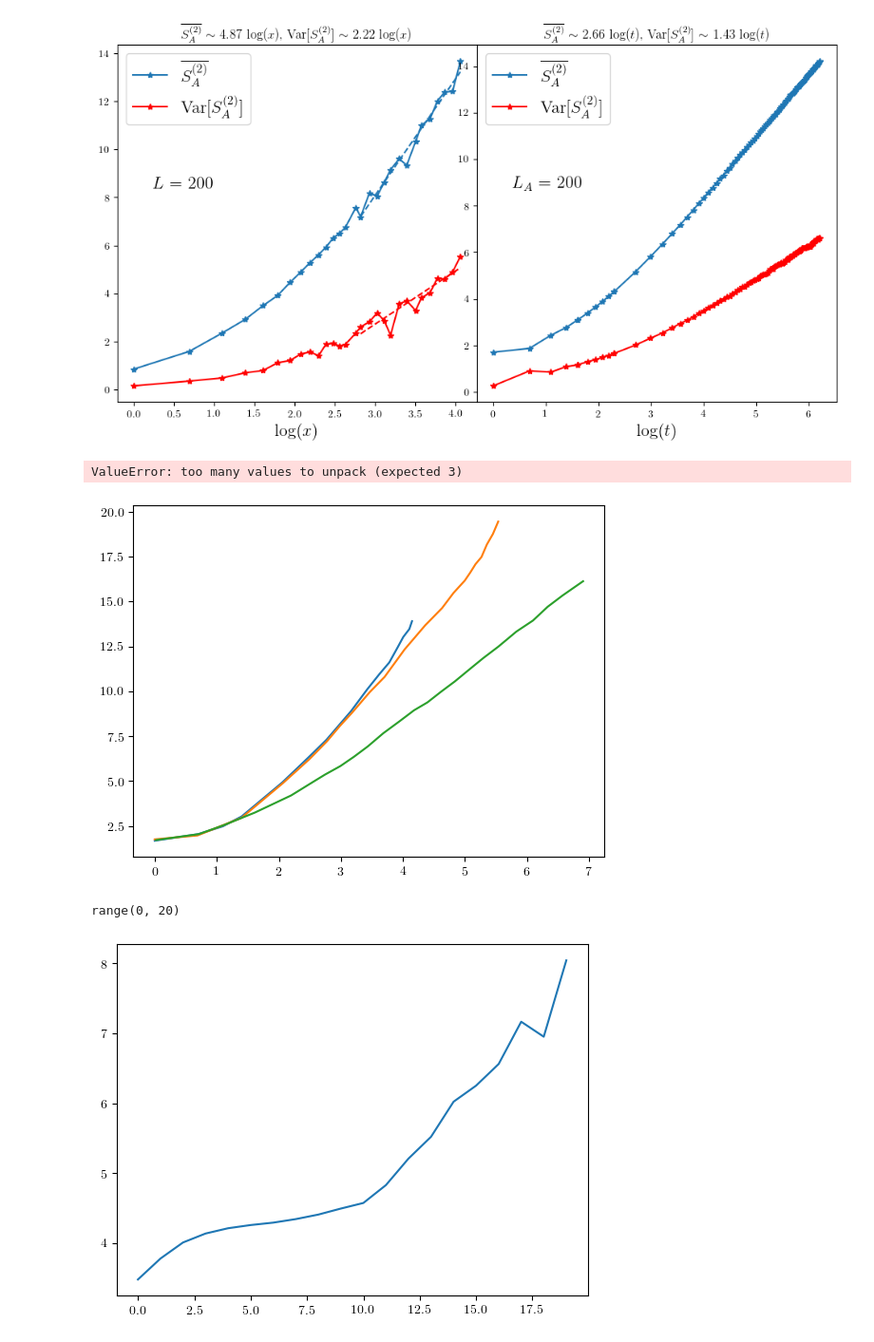
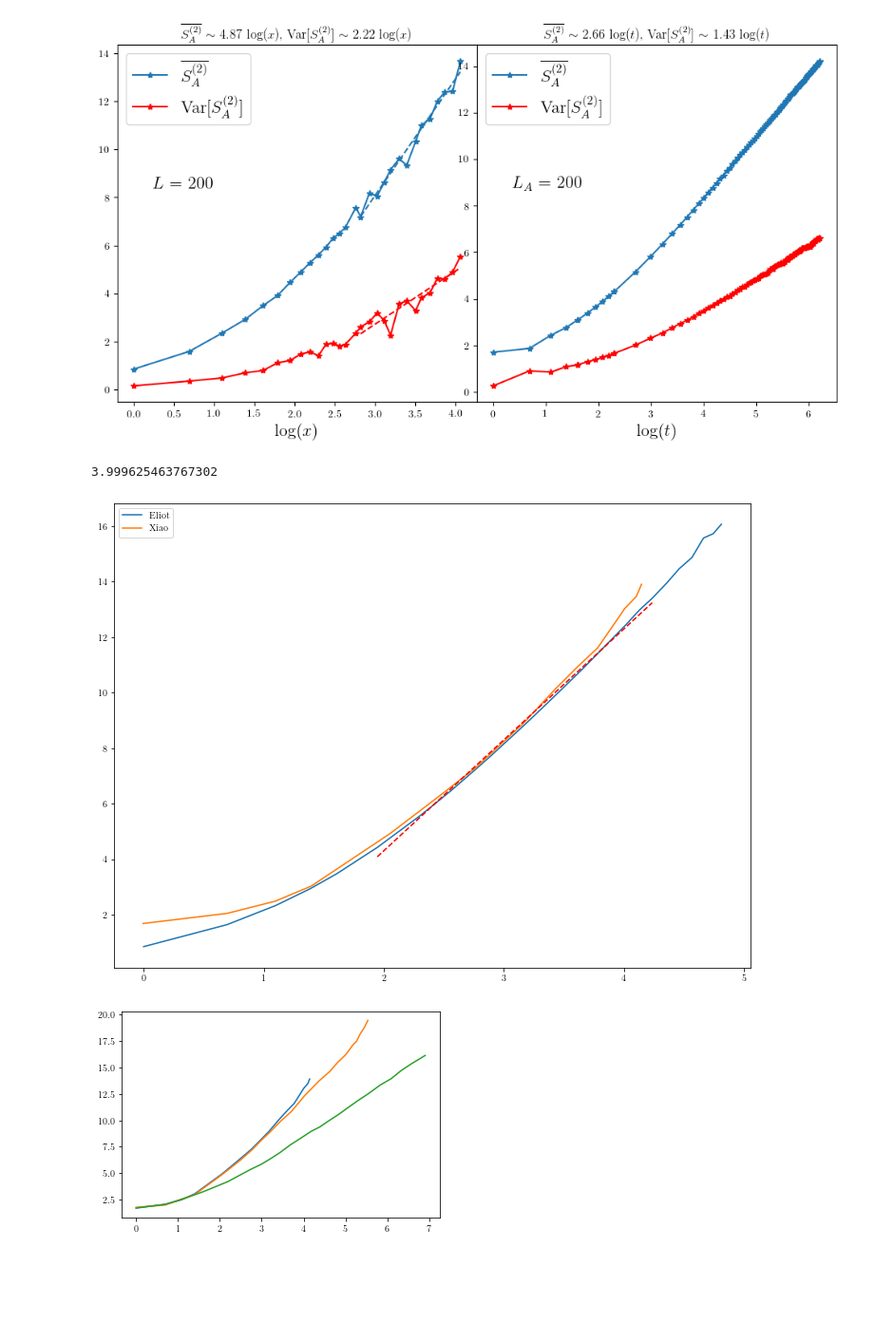
Before and after one commit to eliotheinrich/QuCircuit, a Jupyter notebook: plot_entropy.ipynb, the cells around one changed output. Shown at 95% size. Saved outputs shown, nothing was run; the diff lists cells and outputs as text; code cells hidden in the pictures; blank space fills up the shorter version.

```diff
--- a/plot_entropy.ipynb
+++ b/plot_entropy.ipynb
@@ -499,19 +499,28 @@ get_coefficients(["data/timeseries.json", "data/timeseries_small.json"], "data/f
 CXCZ Circuit:
 [figure]
 # %%
-data = load_data('data/fluctuations_small.json')
+data = load_data('data/fluctuations.json')
 partition_sizes = data.get('partition_size')
 
-partition_sizes, entropy, entropy_err = average_data(data)
+partition_sizes, entropy, entropy_err = combine_slides(data)
+system_size = data.get('system_size')[0]
 
-log_x = logx(partition_sizes, 200)
+log_x = logx(partition_sizes, system_size)
+
+log_x, entropy, entropy_err = truncate_data(log_x, entropy, entropy_err)
+
+fig, ax = plt.subplots(figsize=(12,9))
 plt.plot(log_x, entropy, label='Eliot')
-fit_ind = 5
-a_entropy, y_entropy = curve_fit(linear, log_x[fit_ind:], entropy[fit_ind:])[0]
+start, stop = 5, 20
+a_entropy, y_entropy = curve_fit(linear, log_x[start:stop], entropy[start:stop])[0]
+print(a_entropy)
 plt.plot(L200[:,0], L200[:,1], label='Xiao')
+plt.plot(log_x[start:stop], log_x[start:stop]*a_entropy + y_entropy, 'r--')
+plt.legend()
 plt.show()
 # %% [output]
-ValueError: too many values to unpack (expected 3)
+3.999625463767302
+[figure, added]
 # %%
 logt = \
 	np.array([[0.01617250673854409, 1.7153284671532845],
@@ -558,43 +567,33 @@ L200 = \
 
 L800 = \
 	np.array([[-0.005390835579515141, 1.7518248175182478],
 	[0.6846361185983825, 1.9708029197080315],
 	[1.3962264150943393, 2.9562043795620454],
 	[2.0646900269541772, 4.89051094890511],
 	[2.4851752021563343, 6.204379562043794],
 	[2.776280323450135, 7.226277372262775],
 	[2.981132075471697, 8.065693430656934],
 	[3.1752021563342323, 8.795620437956204],
 	[3.4663072776280313, 9.963503649635035],
 	[3.703504043126684, 10.802919708029197],
 	[4.026954177897574, 12.335766423357663],
 	[4.361185983827493, 13.686131386861312],
 	[4.630727762803234, 14.635036496350363],
 	[4.814016172506738, 15.474452554744524],
 	[4.997304582210242, 16.16788321167883],
 	[5.083557951482479, 16.605839416058394],
 	[5.169811320754716, 17.080291970802918],
 	[5.2668463611859835, 17.481751824817515],
 	[5.35309973045822, 18.175182481751822],
 	[5.450134770889488, 18.75912408759124],
 	[5.5363881401617245, 19.452554744525546]])
 
-
 plt.plot(L200[:,0], L200[:,1], label='L = 200')
 plt.plot(L800[:,0], L800[:,1], label='L = 800')
 plt.plot(logt[:,0], logt[:,1])
 plt.show()
 
-def fit(data, fit_ind):
-	return curve_fit(linear, data[fit_ind:,0], data[fit_ind:,1])[0]
-
-x = range(0, len(L800)-1)
-print(x)
-y = [fit(L800, i)[0] for i in x]
-
-plt.plot(x, y, label='L = 800')
-plt.show()
+def fit(data, start, stop):
+	return curve_fit(linear, data[start:stop,0], data[start:stop,1])[0]
 # %% [output]
-[figure, old version]
+[figure, new version]
-range(0, 20)
-[figure, removed]
```
Also changed, not shown: 1 other file.
